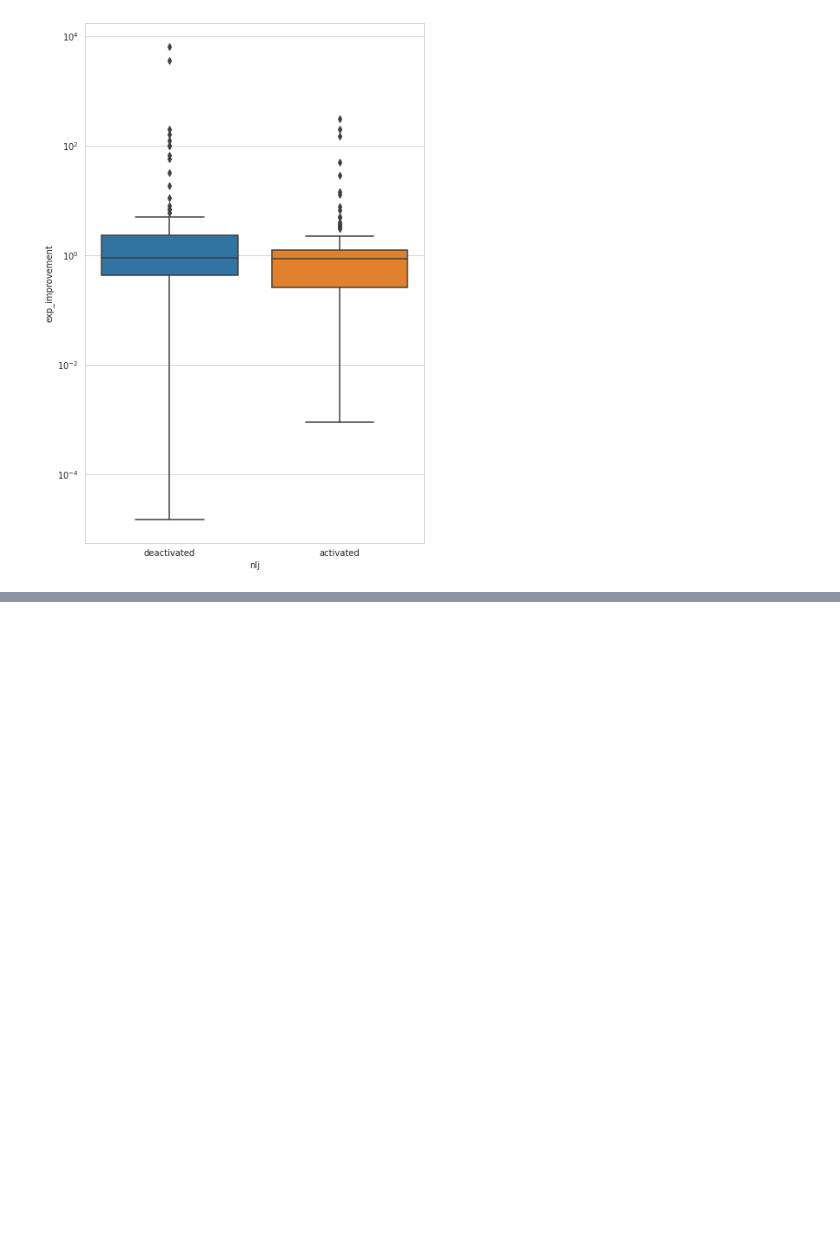
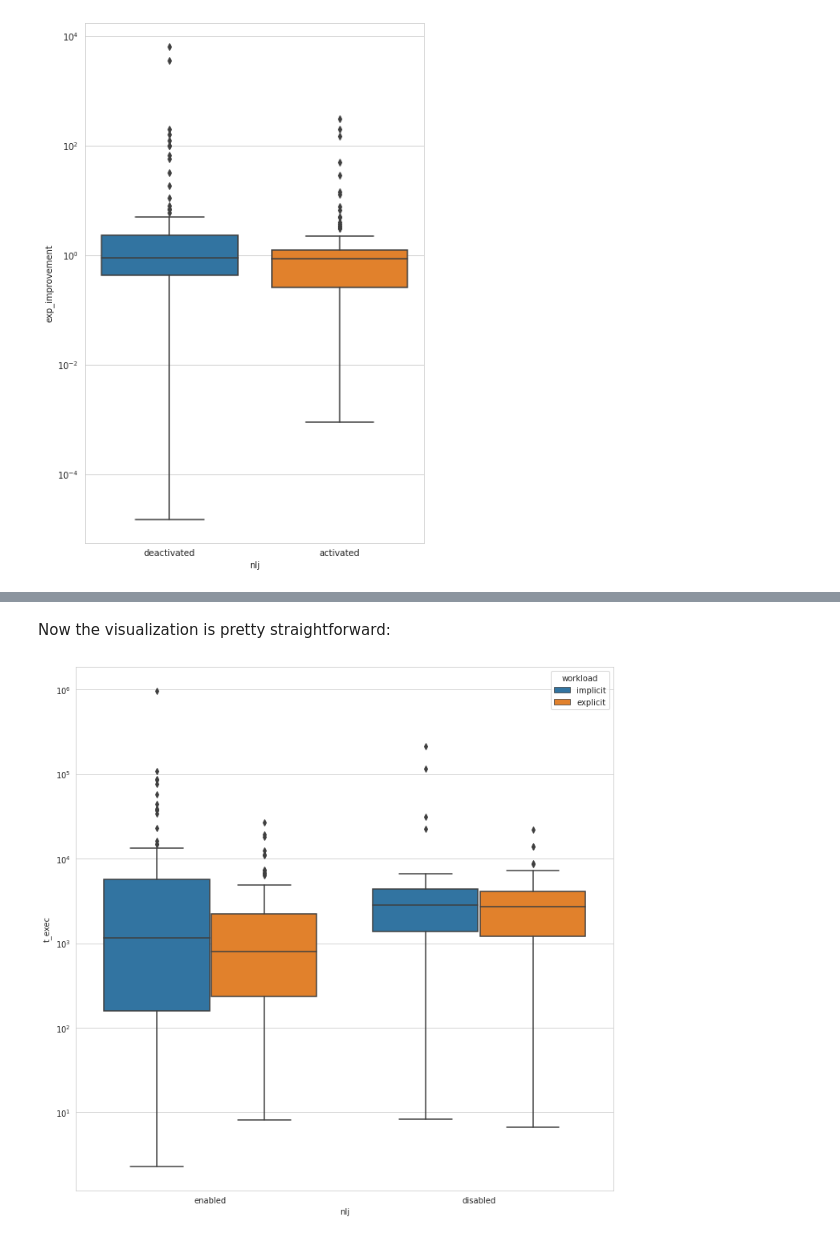
Before and after one commit to rbergm/aft, a Jupyter notebook: ues/Workload-Evalutation.ipynb, the cells around one changed output, grey strips where cells are left out. Cells and saved outputs as stored; diff of their text form; code cells hidden in the pictures; blank space fills up the shorter version.

Commit message:
Compare execution time of different UES workloads

```diff
--- a/ues/Workload-Evalutation.ipynb
+++ b/ues/Workload-Evalutation.ipynb
@@ -151,0 +156,11 @@ g.set_yscale("log")
+# %%
+df_imp_nlj["workload"] = "implicit"
+df_imp_nlj["nlj"] = "enabled"
+df_imp["workload"] = "implicit"
+df_imp["nlj"] = "disabled"
+df_exp_nlj["workload"] = "explicit"
+df_exp_nlj["nlj"] = "enabled"
+df_exp["workload"] = "explicit"
+df_exp["nlj"] = "disabled"
+df_all = pd.concat([df_imp_nlj, df_imp, df_exp_nlj, df_exp])
+df_all
@@ -151,0 +181,8 @@ g.set_yscale("log")
+# %% [markdown]
+Now the visualization is pretty straightforward:
+# %%
+fig, ax = plt.subplots(figsize=(12, 12))
+g = sns.boxplot(data=df_all, y="t_exec", x="nlj", hue="workload", ax=ax)
+g.set_yscale("log")
+# %% [output]
+[figure, added]
```
Also changed, not shown: parts of 2 cells of this notebook.
